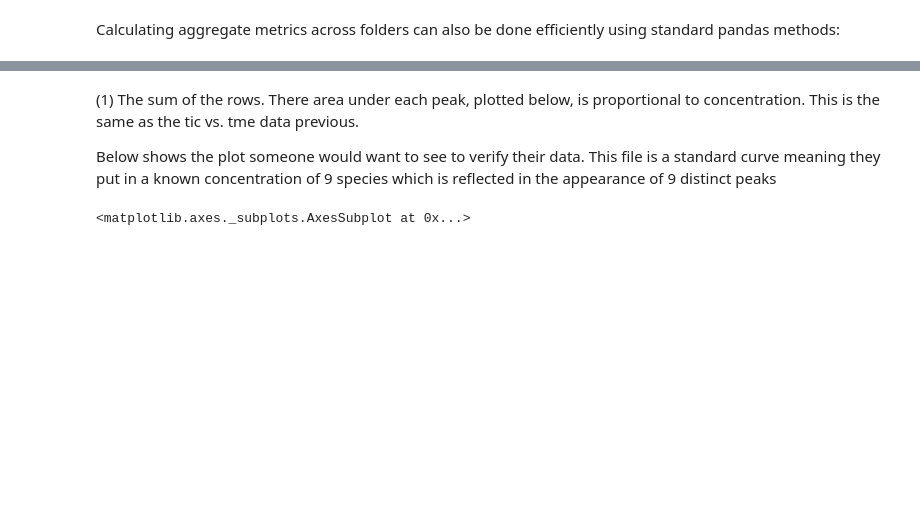
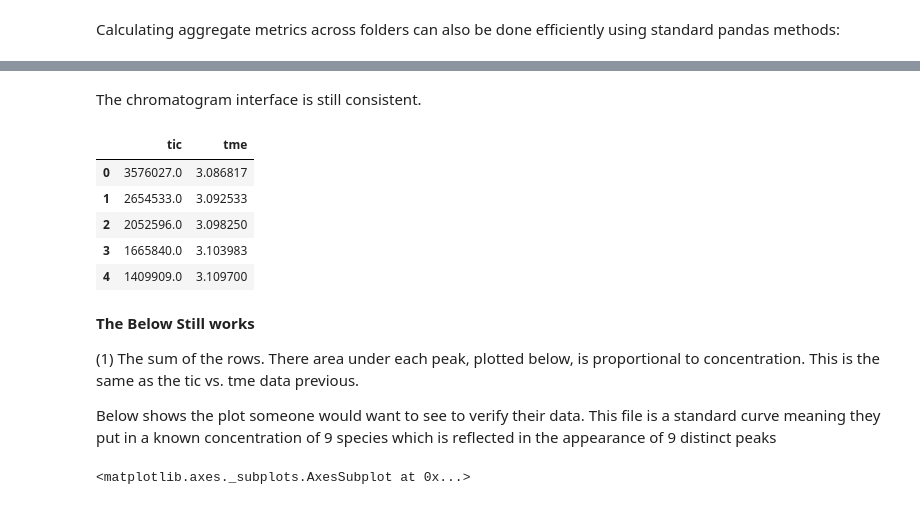
Before and after one commit to audere-labs/pyvalence, a Jupyter notebook: chromo_example.ipynb, the cells around one changed output, grey strips where cells are left out. Drawn from its saved outputs; the diff is of its cells as text; code cells hidden in the pictures; blank space fills up the shorter version.

```diff
--- a/chromo_example.ipynb
+++ b/chromo_example.ipynb
@@ -139,4 +126,17 @@ The data in the chrom data frame is a time series. People will generallly be int
+# %% [markdown]
+The chromatogram interface is still consistent.
+# %%
+datams.chromatogram.head()
+# %% [output]
+|  | tic | tme |
+| 0 | 3576027.0 | 3.086817 |
+| 1 | 2654533.0 | 3.092533 |
+| 2 | 2052596.0 | 3.098250 |
+| 3 | 1665840.0 | 3.103983 |
+| 4 | 1409909.0 | 3.109700 |
 # %% [markdown]
+__The Below Still works__
+
 (1) The sum of the rows. There area under each peak, plotted below, is proportional to concentration. This is the same as the tic vs. tme data previous.
 
 Below shows the plot someone would want to see to verify their data. This file is a standard curve meaning they put in a known concentration of 9 species which is reflected in the appearance of 9 distinct peaks
```
Also changed, not shown: parts of 27 cells of this notebook, 18 other files.
